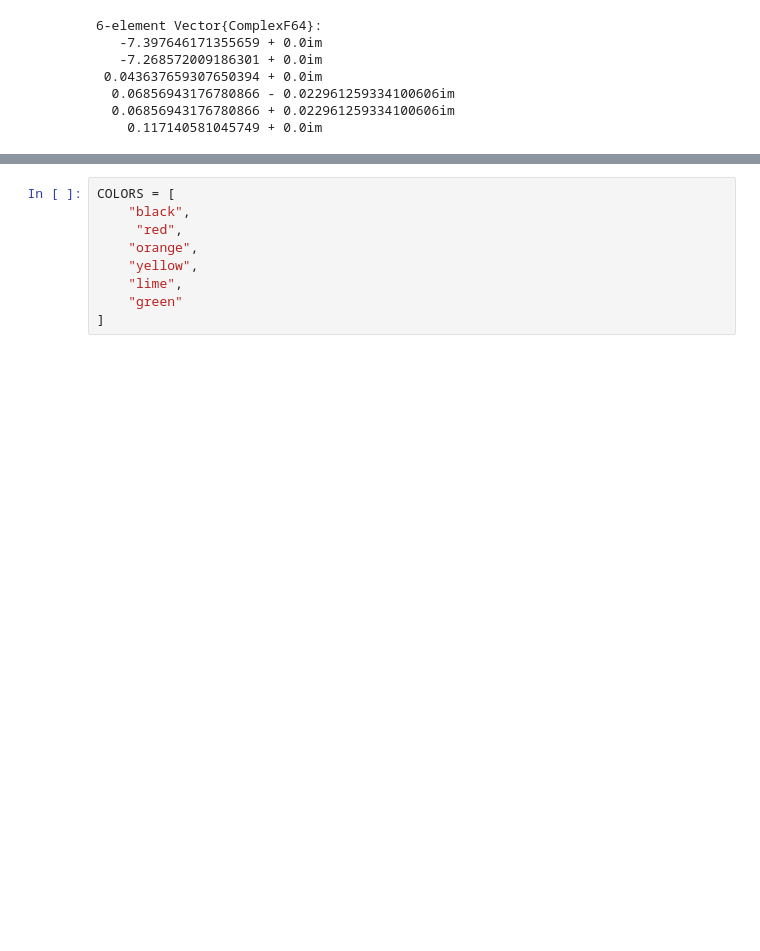
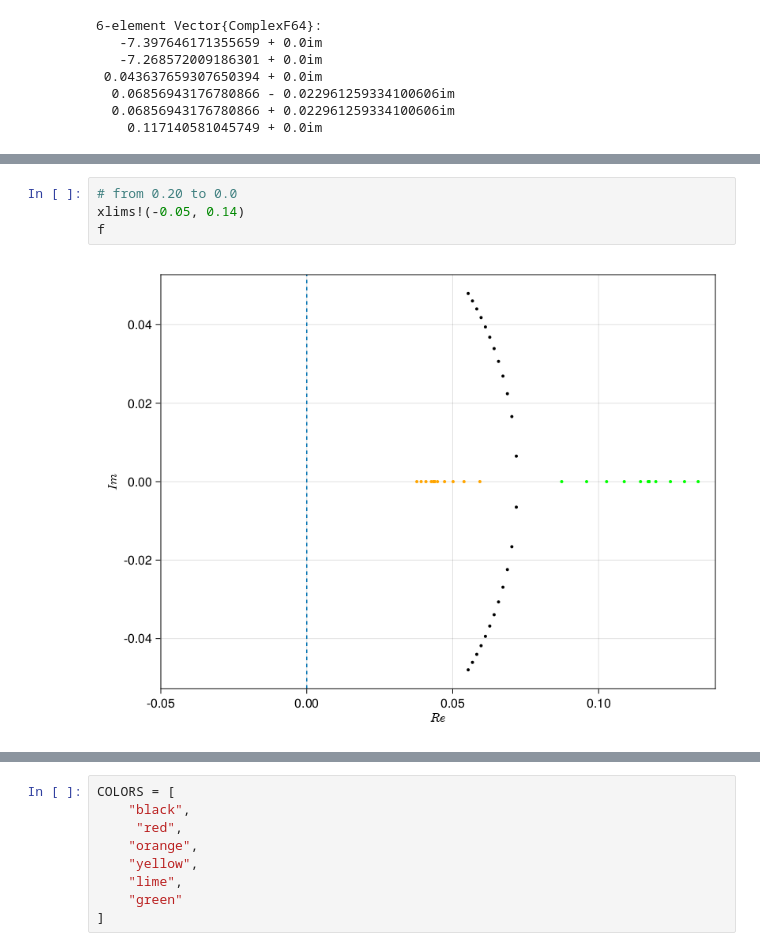
Before and after one commit to SergeyNovak777/dynamical-systems, a Jupyter notebook: Hindmarrh Rose/attractors/FixedPoints.ipynb, the cells around one changed output, grey strips where cells are left out. Saved outputs shown, nothing was run; the diff lists cells and outputs as text; blank space fills up the shorter version.

Commit message:
update visual fp, added Jacobian

```diff
--- a/Hindmarrh Rose/attractors/FixedPoints.ipynb
+++ b/Hindmarrh Rose/attractors/FixedPoints.ipynb
@@ -333,0 +238,6 @@ Im second pair: 0.0
+# %%
+# from 0.20 to 0.0
+xlims!(-0.05, 0.14)
+f
+# %% [output]
+[figure, added]
```
Also changed, not shown: parts of 20 cells of this notebook, 1 other file.
